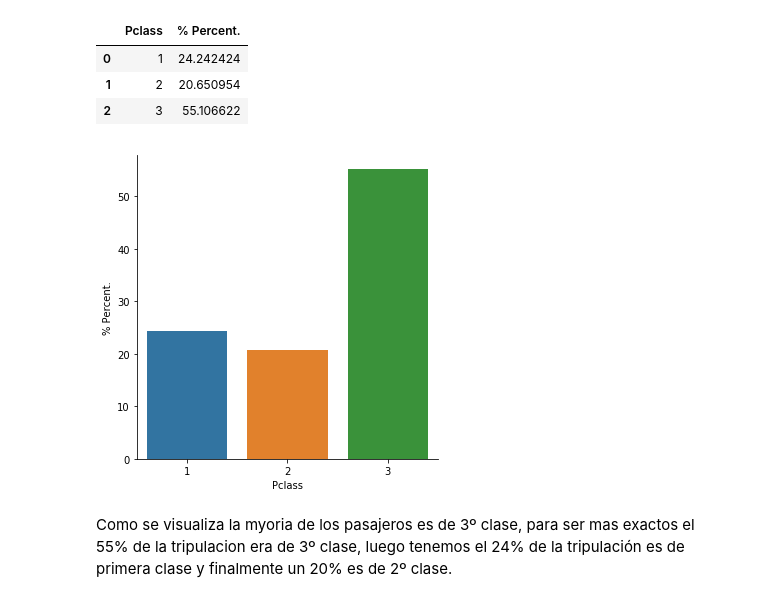
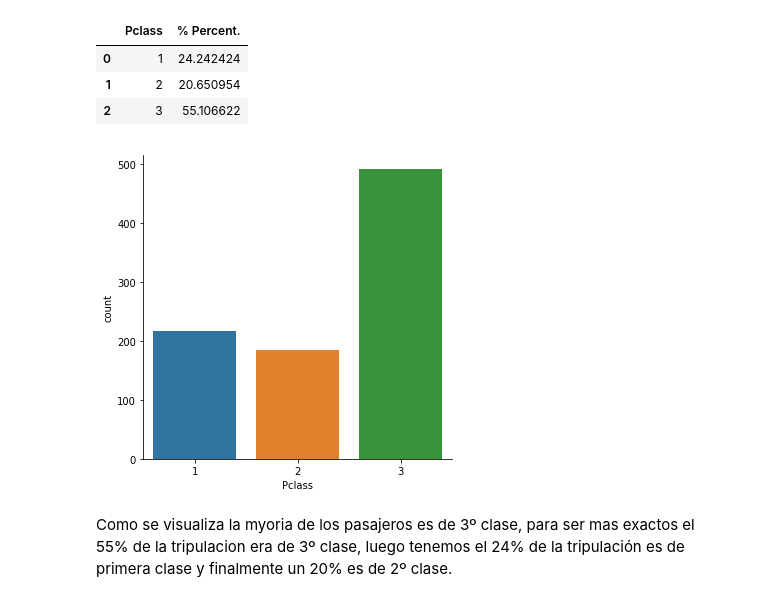
Before and after one commit to brudini/Titanic-Kaggle, a Jupyter notebook: titanic.ipynb, the cells around one changed output. Cells and saved outputs as stored; diff of their text form; code cells hidden in the pictures.

```diff
--- a/titanic.ipynb
+++ b/titanic.ipynb
@@ -180,9 +180,9 @@ dataframe
 | 1 | 2 | 20.650954 |
 | 2 | 3 | 55.106622 |
 # %%
-g = sns.catplot(x='Pclass',y='% Percent.' ,data=dataframe,kind="bar")
+g = sns.catplot('Pclass',data=train_df, kind='count')
 # %% [output]
-[figure, old version]
+[figure, new version]
 # %% [markdown]
 Como se visualiza la myoria de los pasajeros es de 3º clase, para ser mas exactos el 55% de la tripulacion era de 3º clase, luego tenemos el 24% de la tripulación es de primera clase y finalmente un 20% es de 2º clase.
 # %% [markdown]
```
Also changed, not shown: parts of 22 cells of this notebook.
